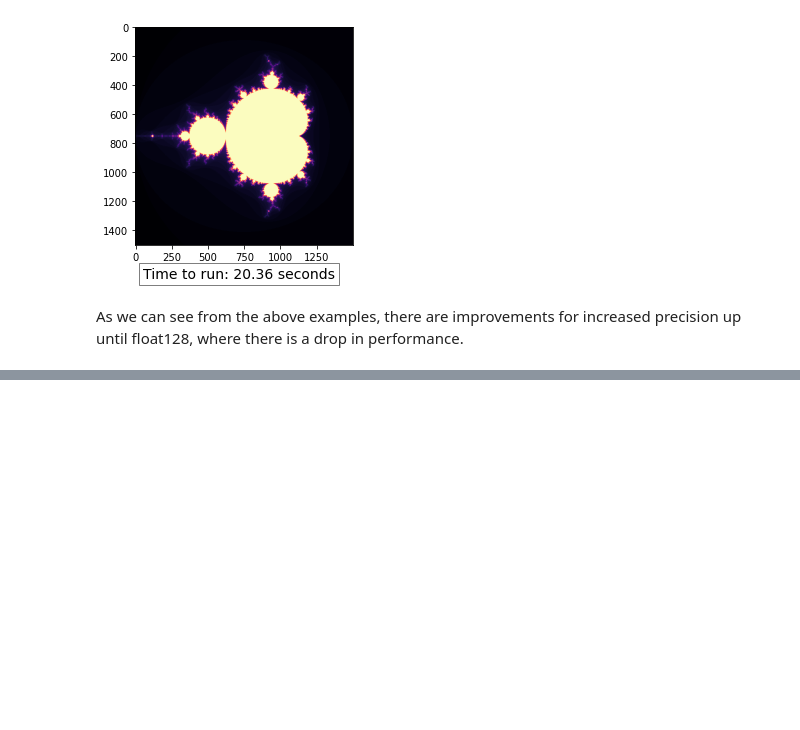
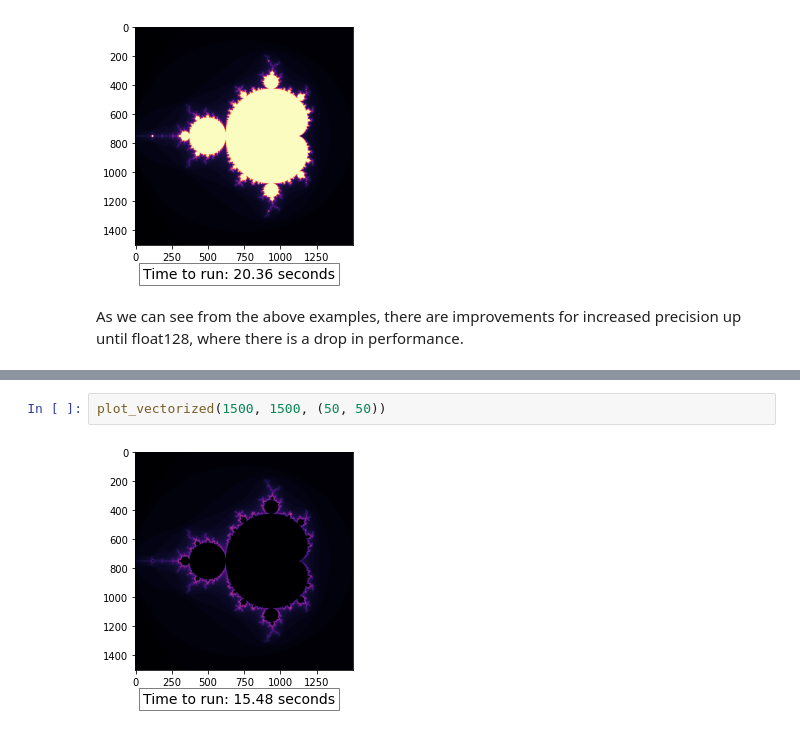
Before and after one commit to andreasmpoulsen/NSC, a Jupyter notebook: Mini-Project/worksheets_v2.ipynb, the cells around one changed output, grey strips where cells are left out. Drawn from its saved outputs; the diff is of its cells as text; blank space fills up the shorter version.

```diff
--- a/Mini-Project/worksheets_v2.ipynb
+++ b/Mini-Project/worksheets_v2.ipynb
@@ -21,0 +37,4 @@ As we can see from the above examples, there are improvements for increased prec
+# %%
+plot_vectorized(1500, 1500, (50, 50))
+# %% [output]
+[figure, added]
```
Also changed, not shown: parts of 14 cells of this notebook, 2 other files.
